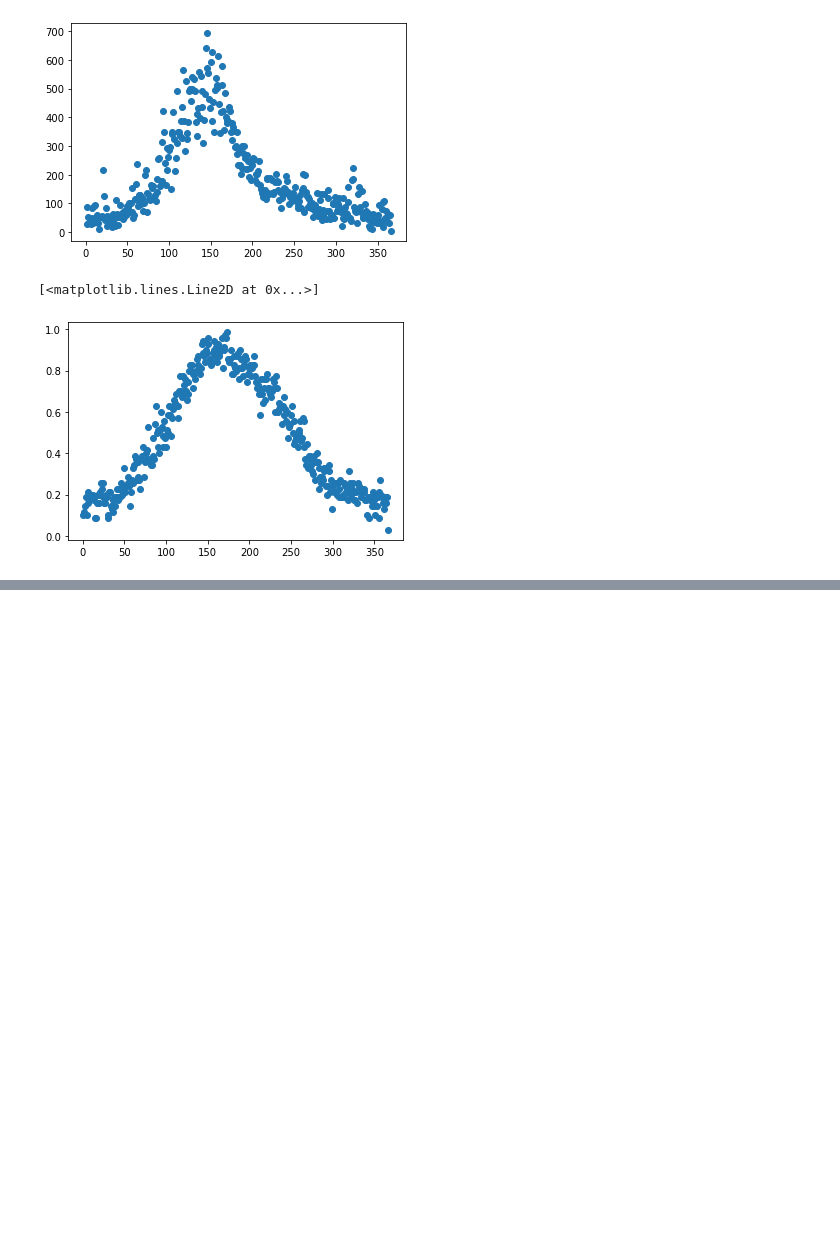
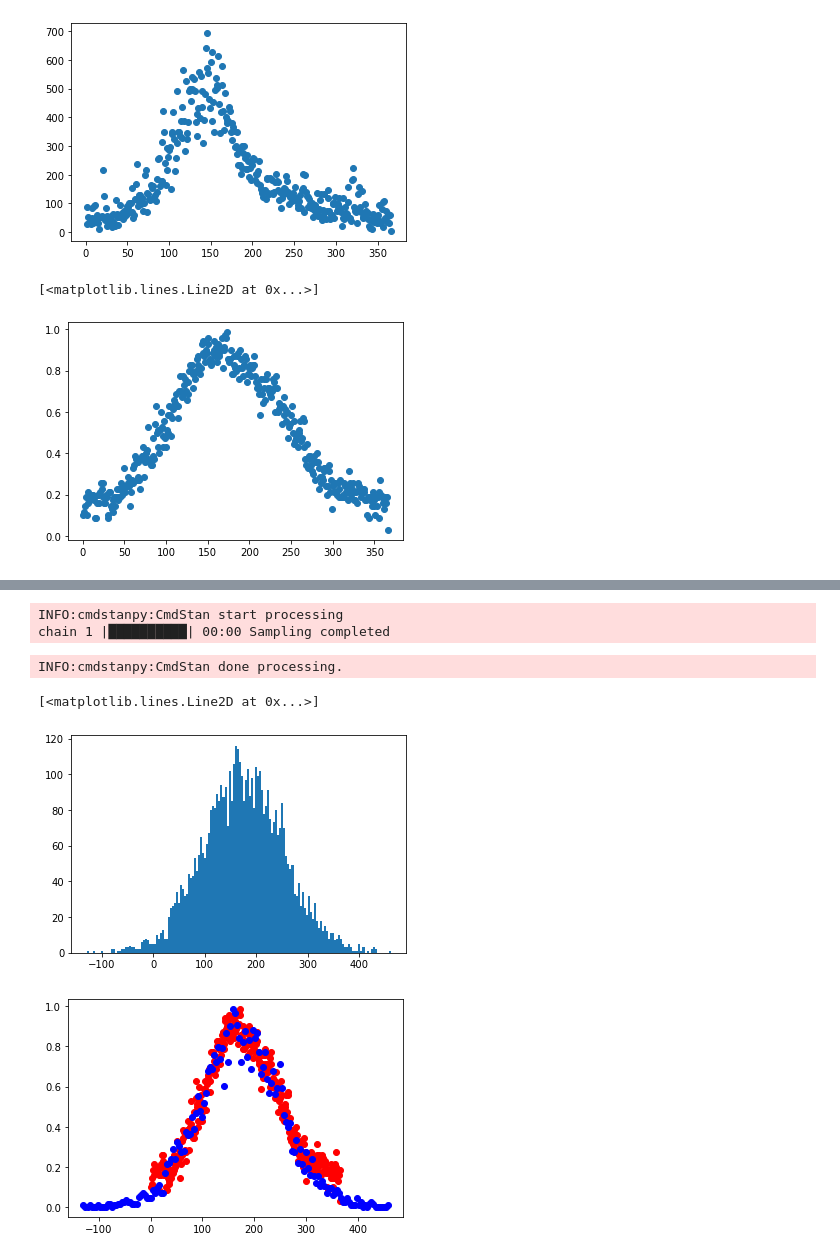
Before and after one commit to mck1303/DA_Project, a Jupyter notebook: DA.ipynb, the cells around one changed output, grey strips where cells are left out. Cells and saved outputs as stored; diff of their text form; code cells hidden in the pictures; blank space fills up the shorter version.

Commit message:
second model

```diff
--- a/DA.ipynb
+++ b/DA.ipynb
@@ -146,3 +146,8 @@ model2_ppc=CmdStanModel(stan_file='model2_ppc.stan')
 # %%
-data=dict(N=len(y),probs=y)
-m3=model2_pc.sample(data=data,iter_sampling=5000,chains=1)
+#data=dict(lam = 174)
+m3=model2_ppc.sample(iter_sampling=5000,chains=1)
+prob3=m3.stan_variable('prob')
+# %% [output]
+INFO:cmdstanpy:CmdStan start processing
+chain 1 |██████████| 00:00 Sampling completed
+INFO:cmdstanpy:CmdStan done processing.
@@ -153,14 +154,18 @@ prob2=m2.stan_variable('prob')
 # %%
 mini=1000
 maxi=0
-for i in prob2:
+for i in prob3:
     if i<mini:
         mini=i
     if i>maxi:
         maxi=i
-bins2=int(abs(maxi-mini))
-u2=plt.hist(prob2,bins=200)
+bins3=int(abs(maxi-mini))
+u3=plt.hist(prob3,bins=150)
 
 plt.figure()
 plt.plot(x,days/70,'ro')
-plt.plot(u2[1][:-1],u2[0]/max(u2[0])*69/70,'b-')
+plt.plot(u3[1][:-1],u3[0]/max(u3[0])*69/70,'bo')
+# %% [output]
+[<matplotlib.lines.Line2D at 0x...>]
+[figure, added]
+[figure, added]
```
Also changed, not shown: parts of 11 cells of this notebook, 2 other files.
